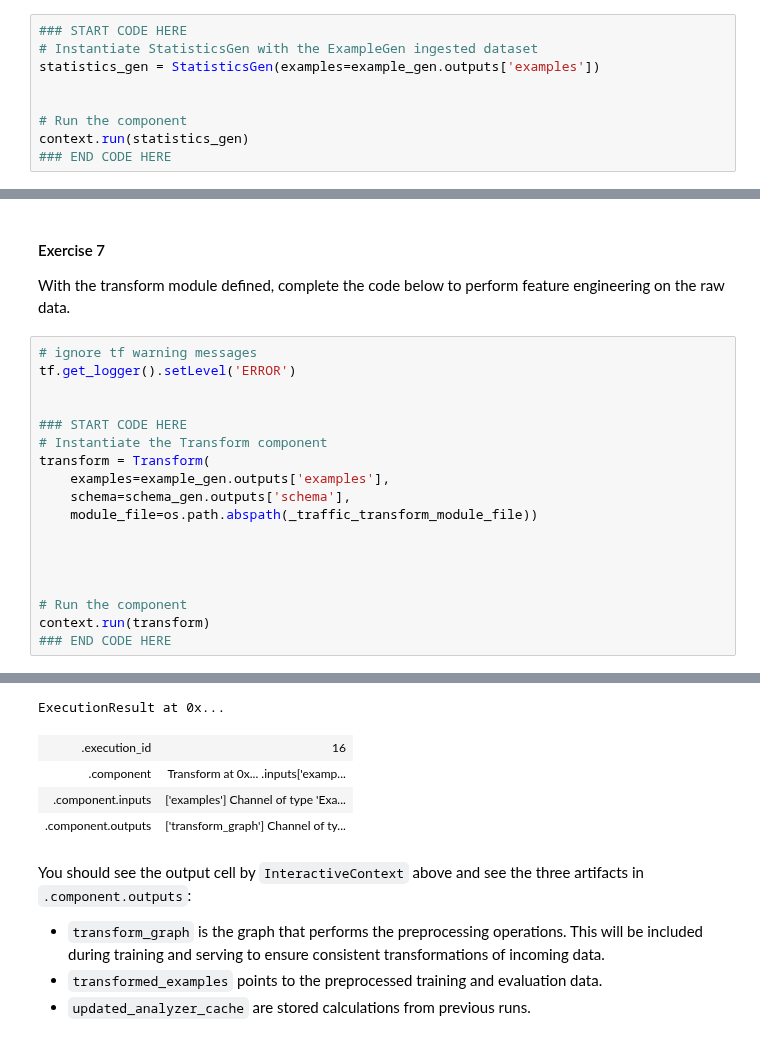
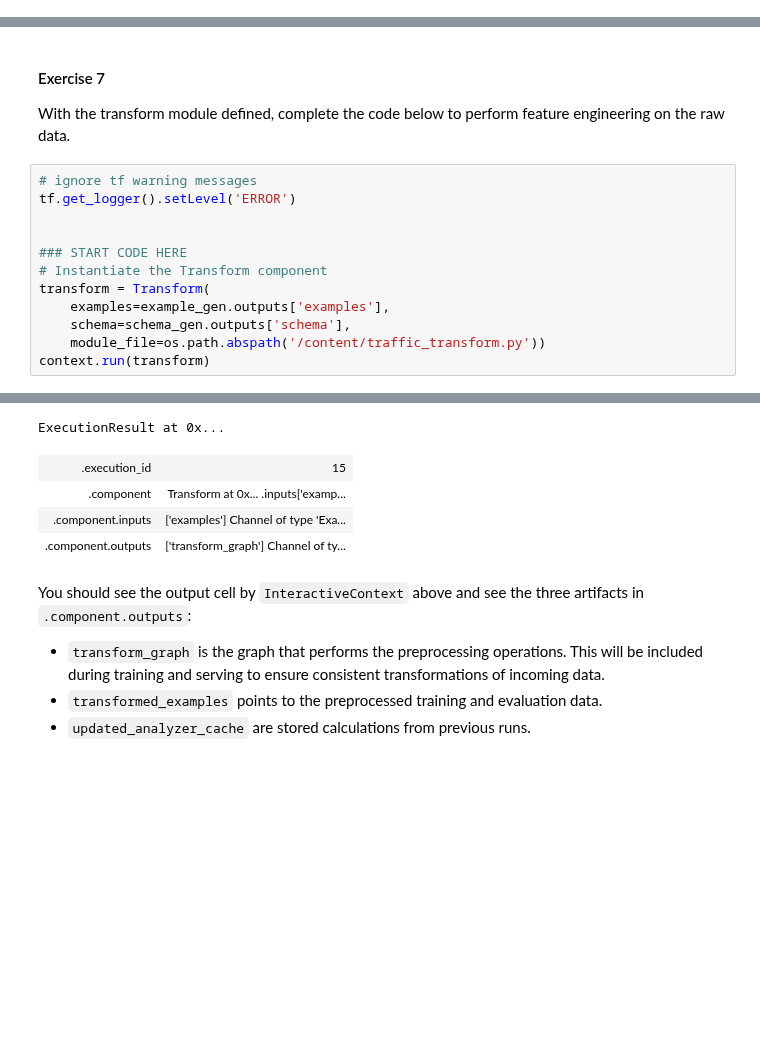
Before and after one commit to GrueneKatze/More-MOOCs, a Jupyter notebook: MLOps/MLOps-in-production/W2/C2W2_Assignment.ipynb, the cells around one changed output, grey strips where cells are left out. Cells and saved outputs as stored; diff of their text form; blank space fills up the shorter version.

```diff
--- a/MLOps/MLOps-in-production/W2/C2W2_Assignment.ipynb
+++ b/MLOps/MLOps-in-production/W2/C2W2_Assignment.ipynb
@@ -306,12 +306,3 @@ ExecutionResult at 0x...
 | .component | StatisticsGen at 0x... .inputs['e... |
 | .component.inputs | ['examples'] Channel of type 'Exa... |
 | .component.outputs | ['statistics'] Channel of type 'E... |
-# %%
-### START CODE HERE
-# Instantiate StatisticsGen with the ExampleGen ingested dataset
-statistics_gen = StatisticsGen(examples=example_gen.outputs['examples'])
-
-
-# Run the component
-context.run(statistics_gen)
-### END CODE HERE
@@ -662,13 +699,7 @@ tf.get_logger().setLevel('ERROR')
 transform = Transform(
     examples=example_gen.outputs['examples'],
     schema=schema_gen.outputs['schema'],
-    module_file=os.path.abspath(_traffic_transform_module_file))
-
-
-
-
-# Run the component
+    module_file=os.path.abspath('/content/traffic_transform.py'))
 context.run(transform)
-### END CODE HERE
 # %% [output]
 WARNING:root:This output type hint will be ignored and not used for type-checking purposes. Typically, output type hints for a PTransform are single (or nested) types wrapped by a PCollection, PDone,  ...
@@ -688,5 +714,5 @@ WARNING:apache_beam.typehints.typehints:Ignoring return_type hint: <class 'NoneT
 ExecutionResult at 0x...
-| .execution_id | 16 |
+| .execution_id | 15 |
 | .component | Transform at 0x... .inputs['examp... |
 | .component.inputs | ['examples'] Channel of type 'Exa... |
 | .component.outputs | ['transform_graph'] Channel of ty... |
```
Also changed, not shown: parts of 13 cells of this notebook.
